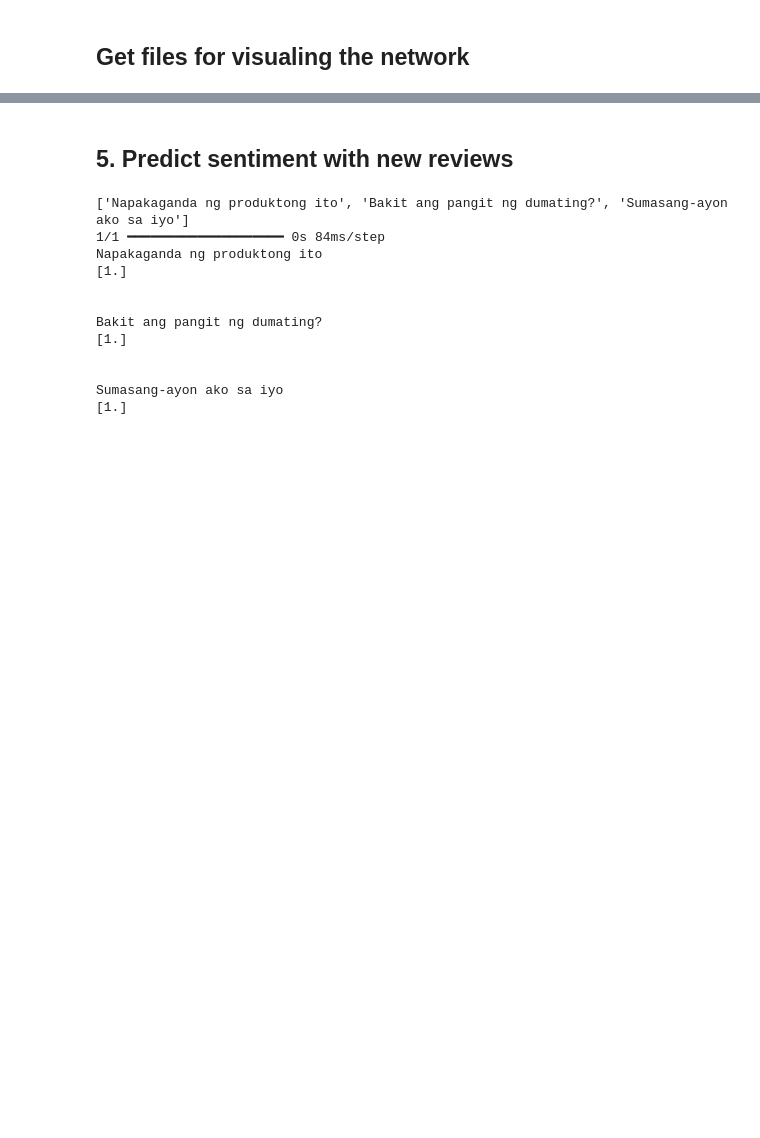
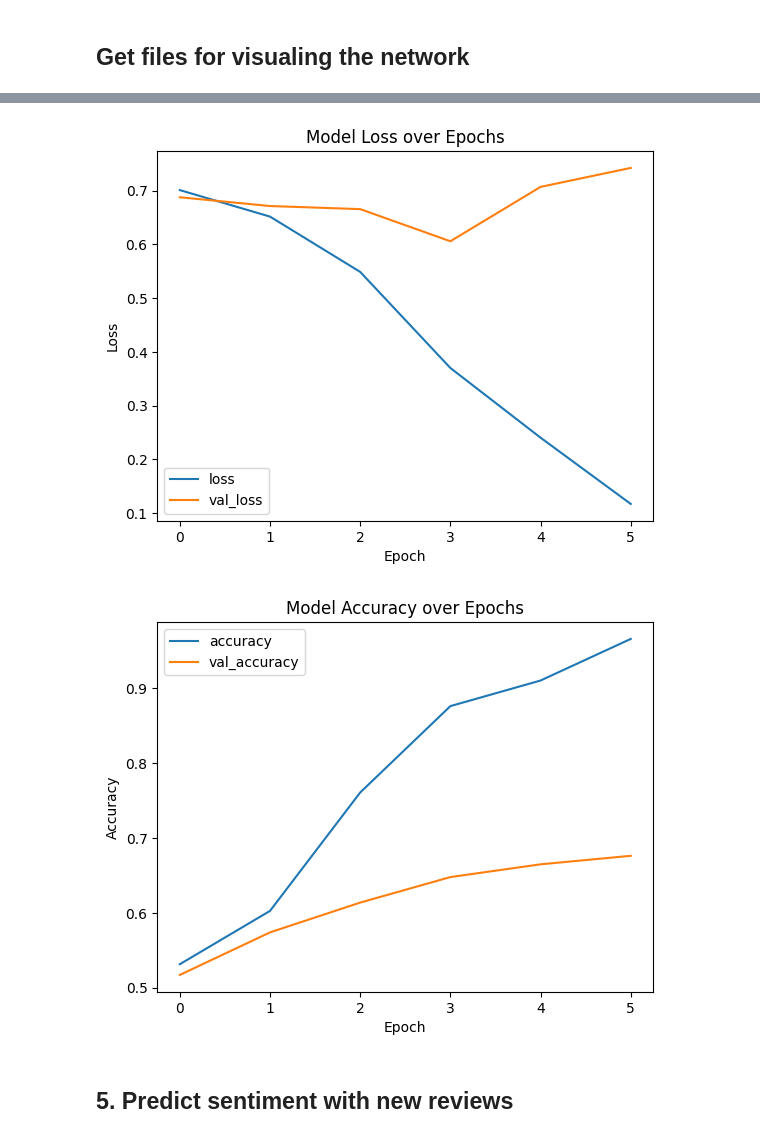
Before and after one commit to beelittlehoney/Deep-Learning, a Jupyter notebook: Exercise6.ipynb, the cells around one changed output, grey strips where cells are left out. Cells and saved outputs as stored; diff of their text form; code cells hidden in the pictures; blank space fills up the shorter version.

```diff
--- a/Exercise6.ipynb
+++ b/Exercise6.ipynb
@@ -112,0 +56,22 @@ Epoch 30/30
+# %%
+X_train, X_test, y_train, y_test = train_test_split(padded_sequences, labels, test_size=0.2, random_state=42)
+# %%
+model = Sequential([
+  Embedding(input_dim=10000, output_dim=128, input_length=100),
+  Bidirectional(SimpleRNN(64, return_sequences=False)),
+  Dropout(0.5),
+  Dense(64, activation='relu'),
+  Dropout(0.5),
+  Dense(1, activation='sigmoid')
+])
+# %%
+model.compile(loss='binary_crossentropy', optimizer=Adam(learning_rate=0.001), metrics=['accuracy'])
+# %%
+early_stop = EarlyStopping(monitor='val_loss', patience=2, restore_best_weights=True)
+
+history = model.fit(
+  X_train, y_train,
+  epochs=10,
+  validation_data=(X_test, y_test),
+  callbacks=[early_stop]
+)
@@ -166,35 +93,21 @@ else:
+# %%
+plt.plot(history.history['loss'], label='loss')
+plt.plot(history.history['val_loss'], label='val_loss')
+plt.title('Model Loss over Epochs')
+plt.xlabel('Epoch')
+plt.ylabel('Loss')
+plt.legend()
+plt.show()
+
+plt.plot(history.history['accuracy'], label='accuracy')
+plt.plot(history.history['val_accuracy'], label='val_accuracy')
+plt.title('Model Accuracy over Epochs')
+plt.xlabel('Epoch')
+plt.ylabel('Accuracy')
+plt.legend()
+plt.show()
+# %% [output]
+[figure, added]
+[figure, added]
 # %% [markdown]
 ## 5. Predict sentiment with new reviews
-# %%
-fake_reviews = [
-  'Napakaganda ng produktong ito',
-  'Bakit ang pangit ng dumating?',
-  'Sumasang-ayon ako sa iyo']
-
-print(fake_reviews)
-
-# Create the sequences
-padding_type='post'
-sample_sequences = tokenizer.texts_to_sequences(fake_reviews)
-fakes_padded = pad_sequences(sample_sequences, padding=padding_type, maxlen=max_length)
-
-classes = model.predict(fakes_padded)
-
-# The closer the class is to 1, the more positive the review is deemed to be
-for x in range(len(fake_reviews)):
-  print(fake_reviews[x])
-  print(classes[x])
-  print('\n')
-# %% [output]
-['Napakaganda ng produktong ito', 'Bakit ang pangit ng dumating?', 'Sumasang-ayon ako sa iyo']
-1/1 ━━━━━━━━━━━━━━━━━━━━ 0s 84ms/step
-Napakaganda ng produktong ito
-[1.]
-
-
-Bakit ang pangit ng dumating?
-[1.]
-
-
-Sumasang-ayon ako sa iyo
-[1.]
```
Also changed, not shown: parts of 20 cells of this notebook.
